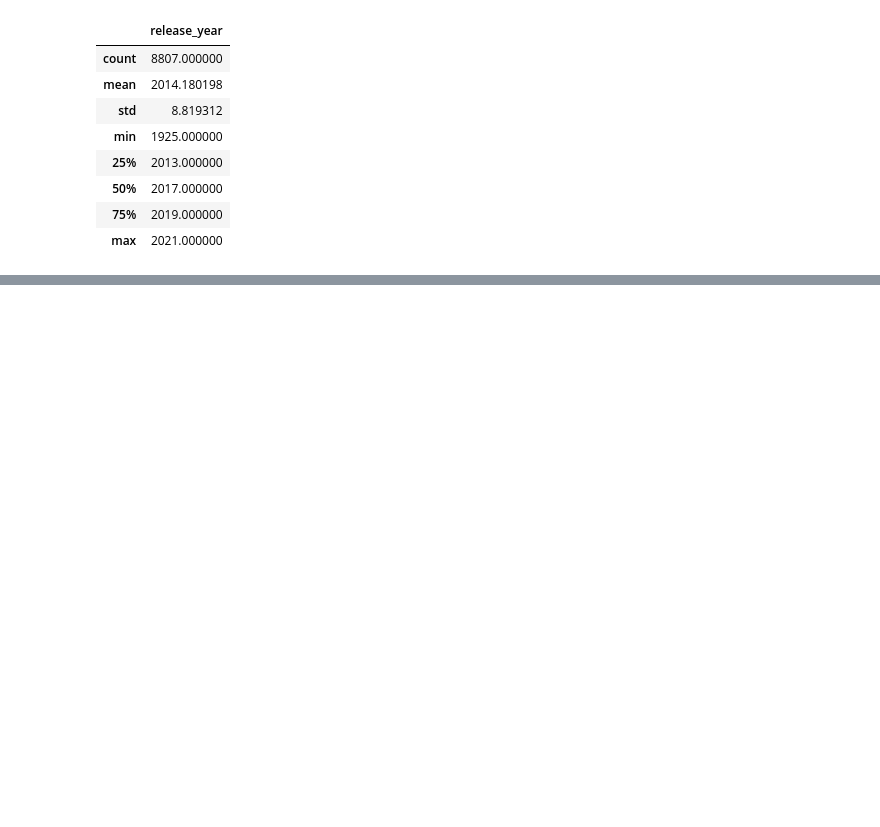
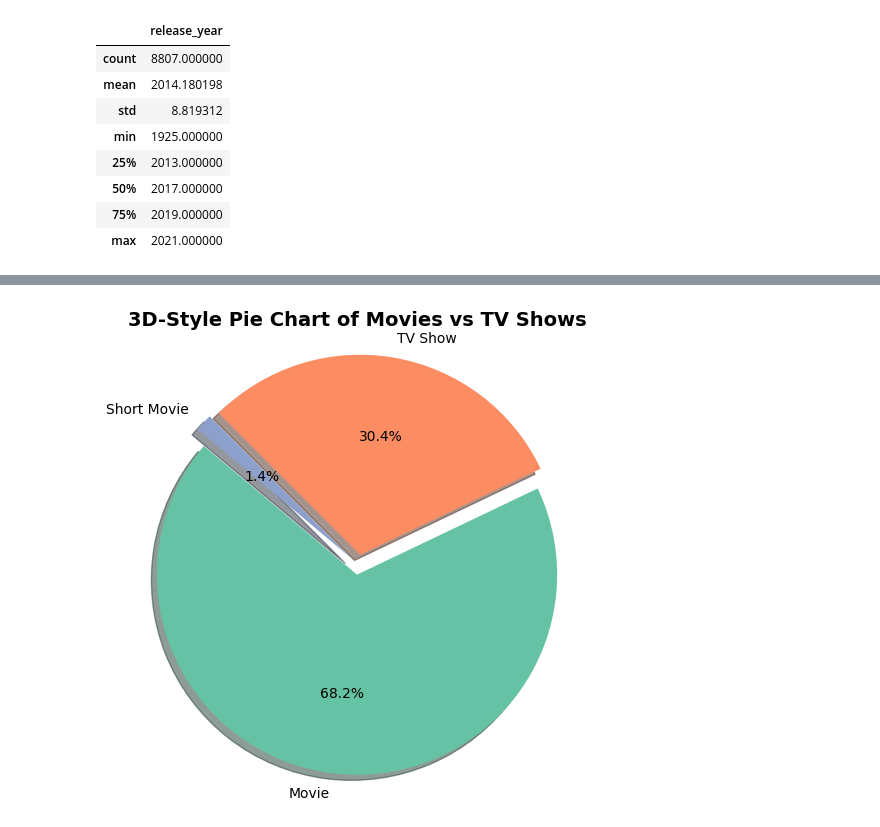
Before and after one commit to Mahaburalam/Netflix-movie-data-analysis, a Jupyter notebook: Netflix movie data analysis.ipynb, the cells around one changed output, grey strips where cells are left out. Cells and saved outputs as stored; diff of their text form; code cells hidden in the pictures; blank space fills up the shorter version.

```diff
--- a/Netflix movie data analysis.ipynb
+++ b/Netflix movie data analysis.ipynb
@@ -134,3 +163,18 @@ def plot_bar_chart(x_size,y_size,df,p,title,xlable,ylable):
+# %%
+def plot_3d_style_pie_chart(df, title):
+    plt.figure(figsize=(6, 6))
+    plt.pie(
+        df.values,
+        labels=df.index,
+        autopct='%1.1f%%',
+        colors=plt.get_cmap('Set2').colors,
+        shadow=True,               # creates 3D-like shadow
+        startangle=140,
+        explode=[0.05]*len(df)     # separates slices slightly
+    )
+    plt.title(title, fontsize=14, fontweight='bold')
+    plt.axis('equal')
+    plt.show()
 # %%
 def compare_two_bar_charts(x1,y1,x2,y2,p1,p2,movie_title,tv_show_title):
     fig , ax = plt.subplots(1,2,figsize=(15,5))
@@ -164,0 +263,5 @@ plt.show()
+# %%
+type_counts = netflix_df['type'].value_counts()
+plot_3d_style_pie_chart(type_counts, '3D-Style Pie Chart of Movies vs TV Shows')
+# %% [output]
+[figure, added]
```
Also changed, not shown: parts of 14 cells of this notebook.
